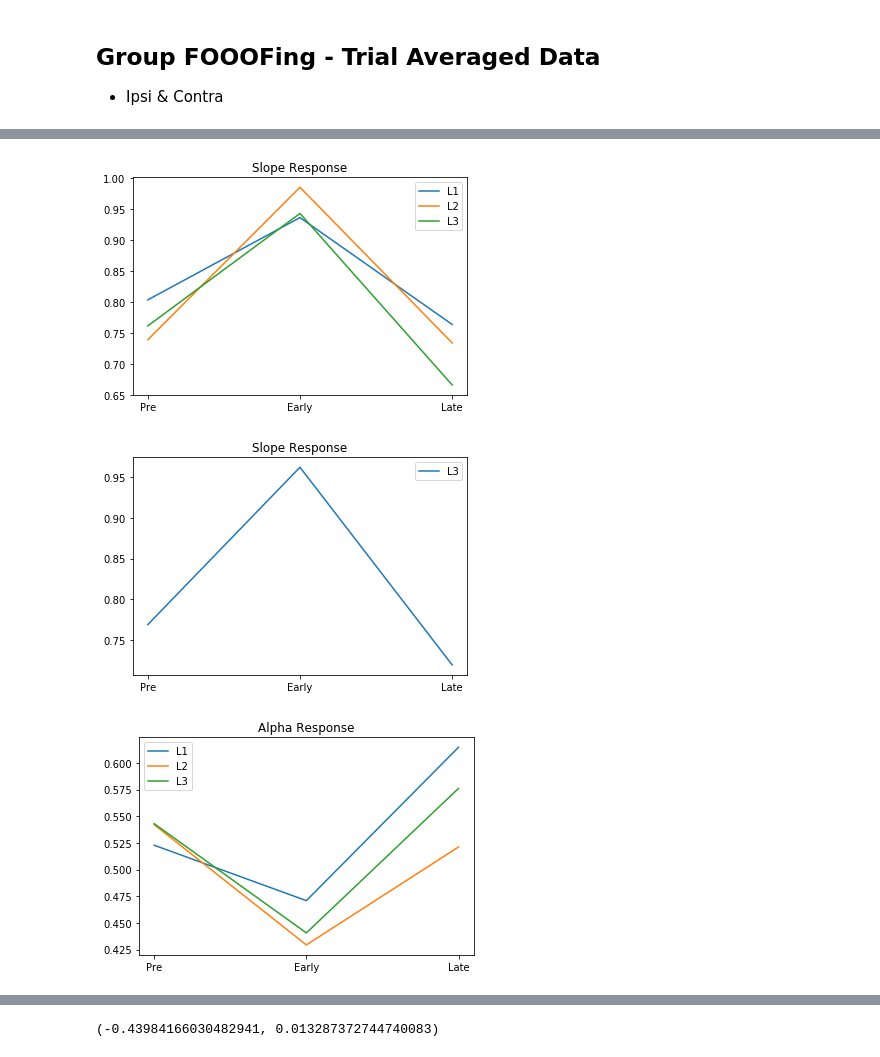
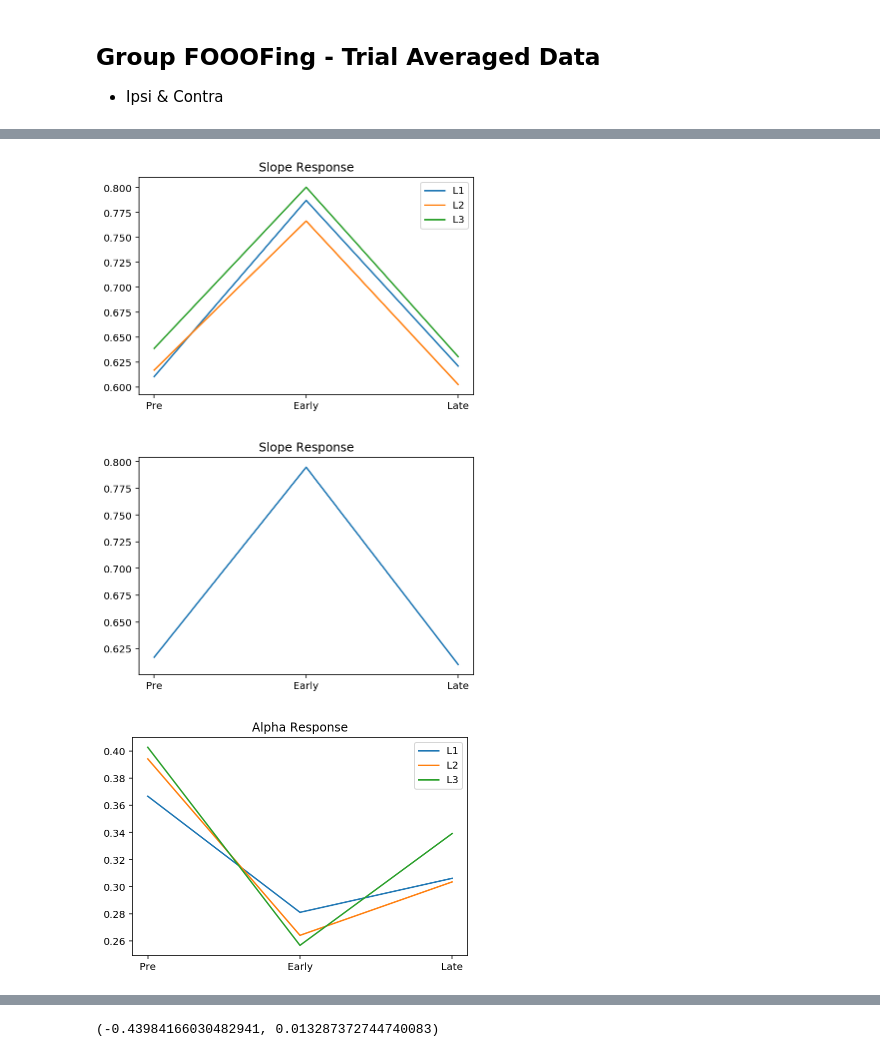
Before and after one commit to TomDonoghue/EEGparam, a Jupyter notebook: notebooks/GroupAnalysis.ipynb, the cells around one changed output, grey strips where cells are left out. Cells and saved outputs as stored; diff of their text form; code cells hidden in the pictures.

```diff
--- a/notebooks/GroupAnalysis.ipynb
+++ b/notebooks/GroupAnalysis.ipynb
@@ -692,45 +660,42 @@ for li, load in enumerate(['Load1', 'Load2', 'Load3']):
 # %%
 # Partition group
-subset = 'all'
+subset = 'old' # 'all', 'yng', 'old'
 
 if subset == 'old':
-    all_slopes = all_slopes[:, 0:15, :]
-    all_alphas = all_alphas[:, 0:15, :]
-if subset == 'young':
-    all_slopes = all_slopes[:, 15:, :]
-    all_alphas = all_alphas[:, 15:, :]
+    s_inds = old_inds
+if subset == 'yng':
+    s_inds = yng_inds
 if subset == 'all':
-    all_slopes = all_slopes
-    all_alphas = all_alphas
+    s_inds = range(0, 31)
 # %%
 # Plot slope average response - split up by load
 plt.figure()
-for ii in range(3):
-    plt.plot(avg_func(all_slopes[ii, :, :], 0), label='L' + str(ii + 1))
+for l_ind in range(3):
+    plt.plot(avg_func(all_slopes[l_ind, s_inds, :], 0), label='L' + str(l_ind + 1))
 plt.title('Slope Response')
 plt.xticks([0, 1, 2], ['Pre', 'Early', 'Late']);
 plt.legend();
 # %% [output]
-[figure, old version]
+[figure, new version]
 # %%
 # Plot slope average response - collapsed across loads
 plt.figure()
-plt.plot(avg_func(avg_func(all_slopes[:, :, :], 0), 0), label='L' + str(ii + 1))
+plt.plot(avg_func(avg_func(all_slopes[:, s_inds, :], 0), 0))
 plt.title('Slope Response')
 plt.xticks([0, 1, 2], ['Pre', 'Early', 'Late']);
-plt.legend();
+#plt.legend();
 # %% [output]
-[figure, old version]
+[figure, new version]
 # %%
 # Plot alpha average response - split up by load
 plt.figure()
-for ii in range(3):
-    plt.plot(avg_func(all_alphas[ii, :, :], 0), label='L' + str(ii + 1))
+for l_ind in range(3):
+    plt.plot(avg_func(all_alphas[l_ind, s_inds, :], 0), label='L' + str(l_ind + 1))
 plt.title('Alpha Response')
 plt.xticks([0, 1, 2], ['Pre', 'Early', 'Late']);
 plt.legend();
 # %% [output]
-[figure, old version]
+[figure, new version]
 # %%
 # Plot alpha average response - collapsed across loads
 plt.figure()
```
Also changed, not shown: parts of 57 cells of this notebook, 1 other file.
